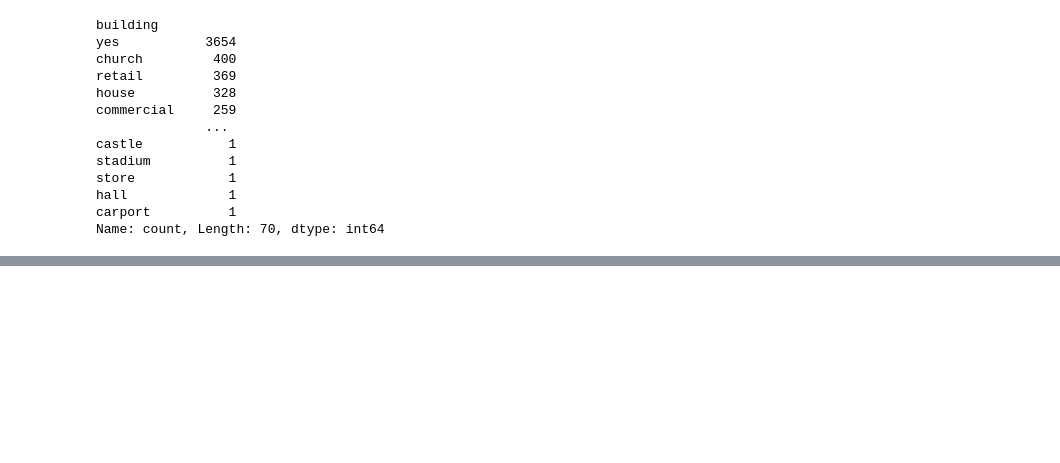
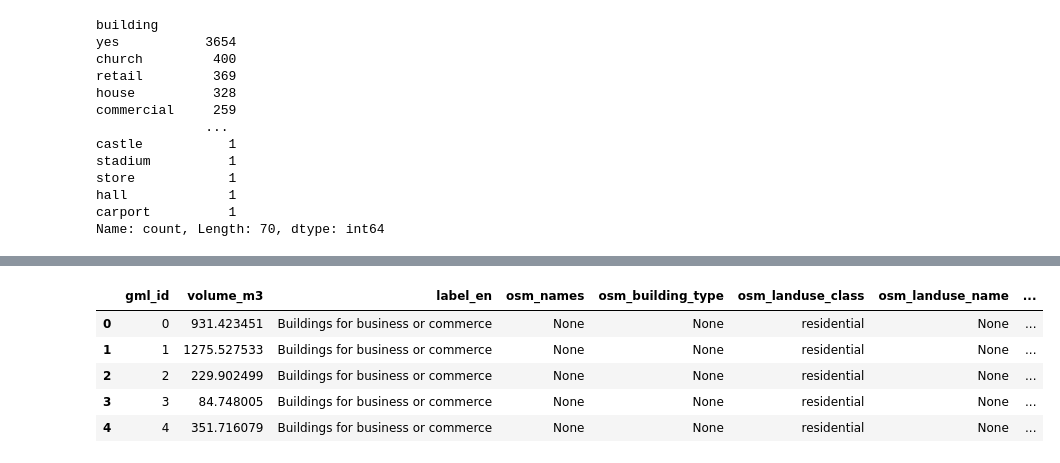
Before and after one commit to TUBS-IVS/Capacity_Calculation-pipeline, a Jupyter notebook: Merge_info-(OSM-ALKIS).ipynb, the cells around one changed output, grey strips where cells are left out. Saved outputs shown, nothing was run; the diff lists cells and outputs as text; code cells hidden in the pictures; blank space fills up the shorter version.

Commit message:
Building-activities-datatset-ready

```diff
--- a/Merge_info-(OSM-ALKIS).ipynb
+++ b/Merge_info-(OSM-ALKIS).ipynb
@@ -110,6 +110,29 @@ Castle, fortress                                    3
 parliament                                          2
 Fire lookout tower                                  1
 Name: count, Length: 88, dtype: int64
+# %%
+labels_to_remove = ['canopy',
+                    # 'Agricultural and forestry business building',
+                    # 'Buildings for supplying energy',
+                    # 'silo',
+                    'mast',
+                    'Solar cells',
+                    'Wind turbine',
+                    # 'Operational building for road traffic',
+                    'tank',
+                    'Radio mast',
+                    'chimney',
+                    'barracks',
+                    'Transmission and radio tower',
+                    'Creation',
+                    'Observation tower',
+                    'Water tower',
+                    'Windmill',
+                    'ski jump (inrun)']  # useless building types for our use case
+
+gdf = gdf[~gdf["label_en"].apply(
+    lambda x: any(label in labels_to_remove for label in (x if isinstance(x, list) else [x]))
+)]
 # %%
 osm_building_types = gpd.read_file('Areas-of-interest-POIs/ALL_BUILDINGS.gpkg') # to fill in the missing buildings in ALKIS we use OSM building dataset
 # (newly constructed buildings are missing in ALKIS)
@@ -461,7 +479,9 @@ exclude_amenities = [
     'locker',
     'vending_machine;bicycle_parking',
     'baby_hatch',
-    'weight_station'
+    'weight_station',
+    'bench;deer_feeding',
+    'bbq'
 ]
 
 exclude_set = set(exclude_amenities)
@@ -665,0 +650,9 @@ NameError: name 'result_agg' is not defined
+# %%
+result.head()
+# %% [output]
+|  | gml_id | volume_m3 | label_en | osm_names | osm_building_type | osm_landuse_class | osm_landuse_name | ... |
+| 0 | 0 | 931.423451 | Buildings for business or commerce | None | None | residential | None | ... |
+| 1 | 1 | 1275.527533 | Buildings for business or commerce | None | None | residential | None | ... |
+| 2 | 2 | 229.902499 | Buildings for business or commerce | None | None | residential | None | ... |
+| 3 | 3 | 84.748005 | Buildings for business or commerce | None | None | residential | None | ... |
+| 4 | 4 | 351.716079 | Buildings for business or commerce | None | None | residential | None | ... |
```
Also changed, not shown: parts of 21 cells of this notebook.
